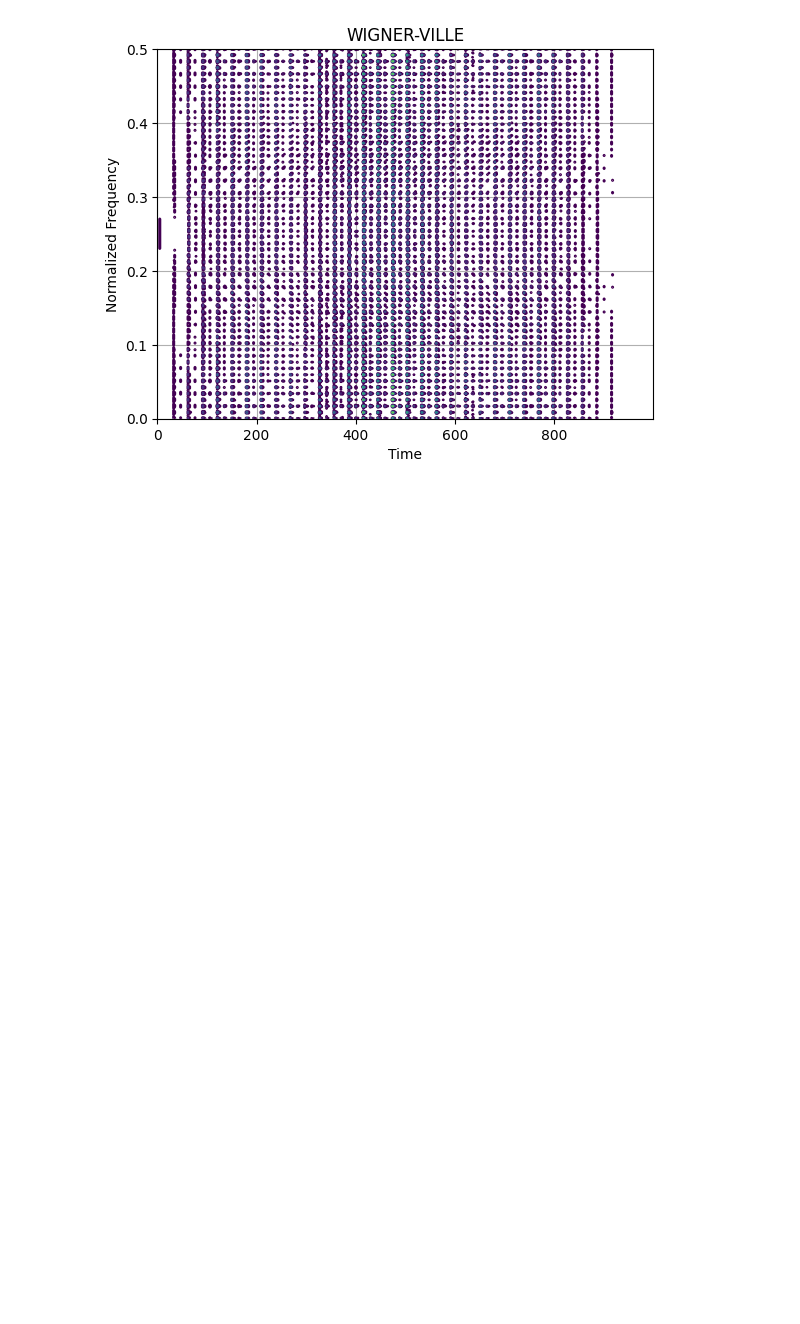
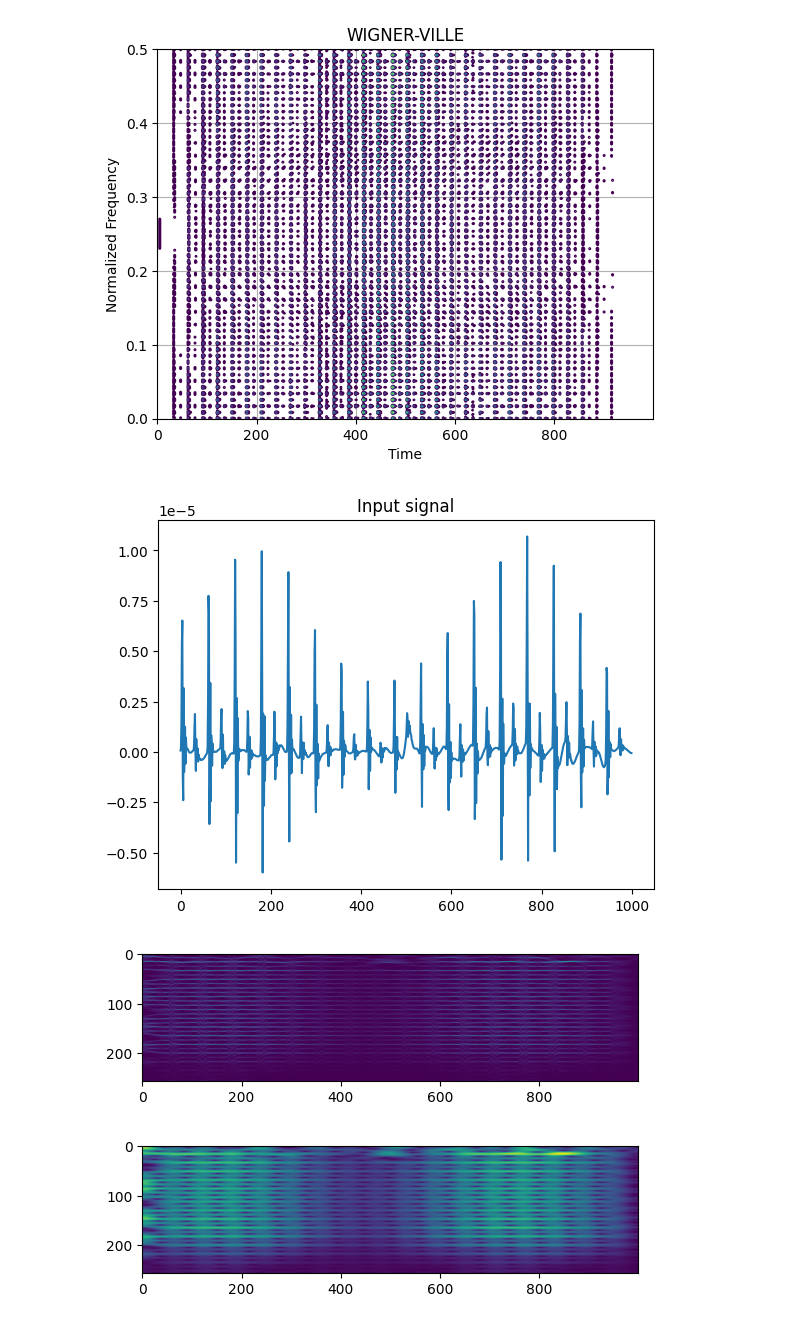
Before and after one commit to darcy1zhang/Tutorial, a Jupyter notebook: Example.ipynb, the cells around one changed output. Saved outputs shown, nothing was run; the diff lists cells and outputs as text; code cells hidden in the pictures; blank space fills up the shorter version.

```diff
--- a/Example.ipynb
+++ b/Example.ipynb
@@ -467,3 +463,24 @@ matrix, t, f = my_wvd(signal, show=True)
 # %% [output]
 [figure]
 [figure]
+# %%
+import ssqueezepy as sq
+import numpy as np
+import matplotlib.pyplot as plt
+
+
+fs = 100
+signal = np.load("./data/sim_100_0.1_90_140_train.npy")[1,:1000]
+plt.title("Input signal")
+plt.plot(signal)
+plt.show()
+
+Tx, Sx, ssq_freqs, Sfs= sq.ssq_stft(signal, window="ham", win_len = 128, fs = fs)
+plt.imshow(np.abs(Tx))
+plt.show()
+plt.imshow(np.abs(Sx))
+plt.show()
+# %% [output]
+[figure, added]
+[figure, added]
+[figure, added]
```
Also changed, not shown: parts of 2 cells of this notebook, 1 other file.
